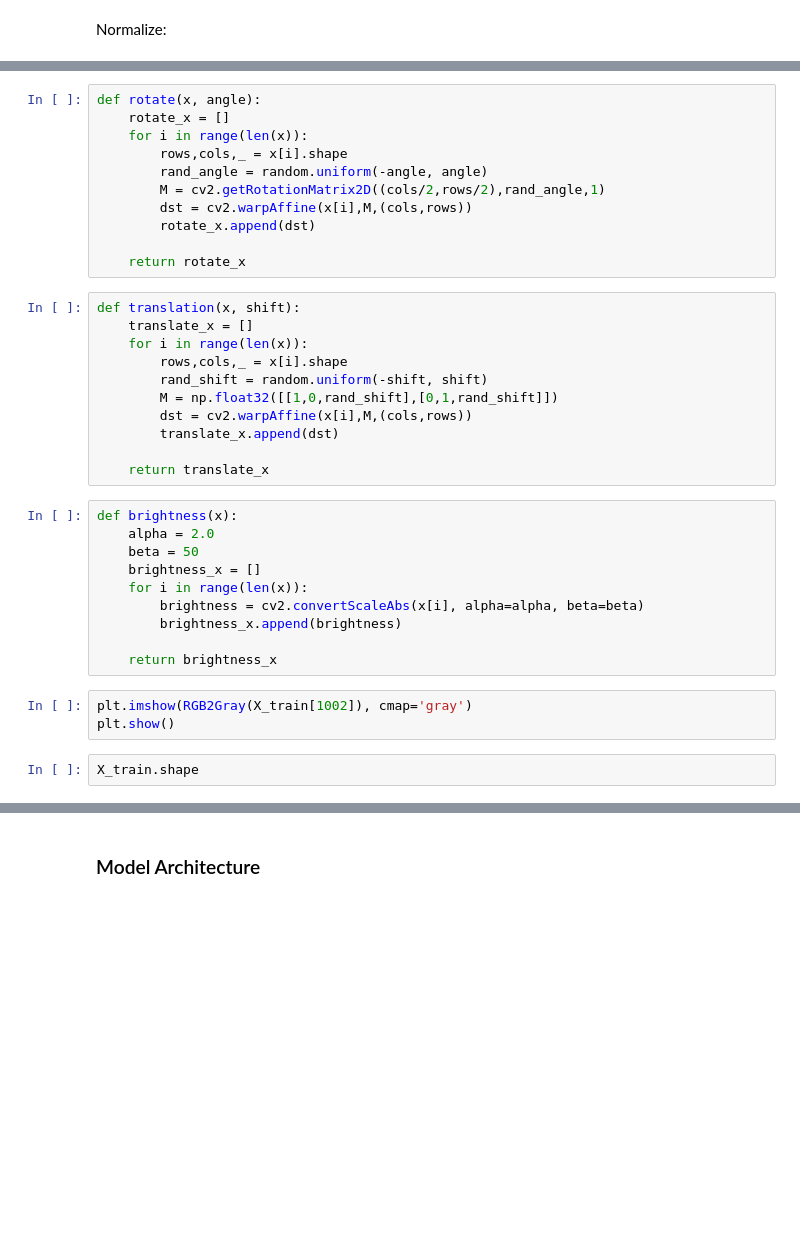
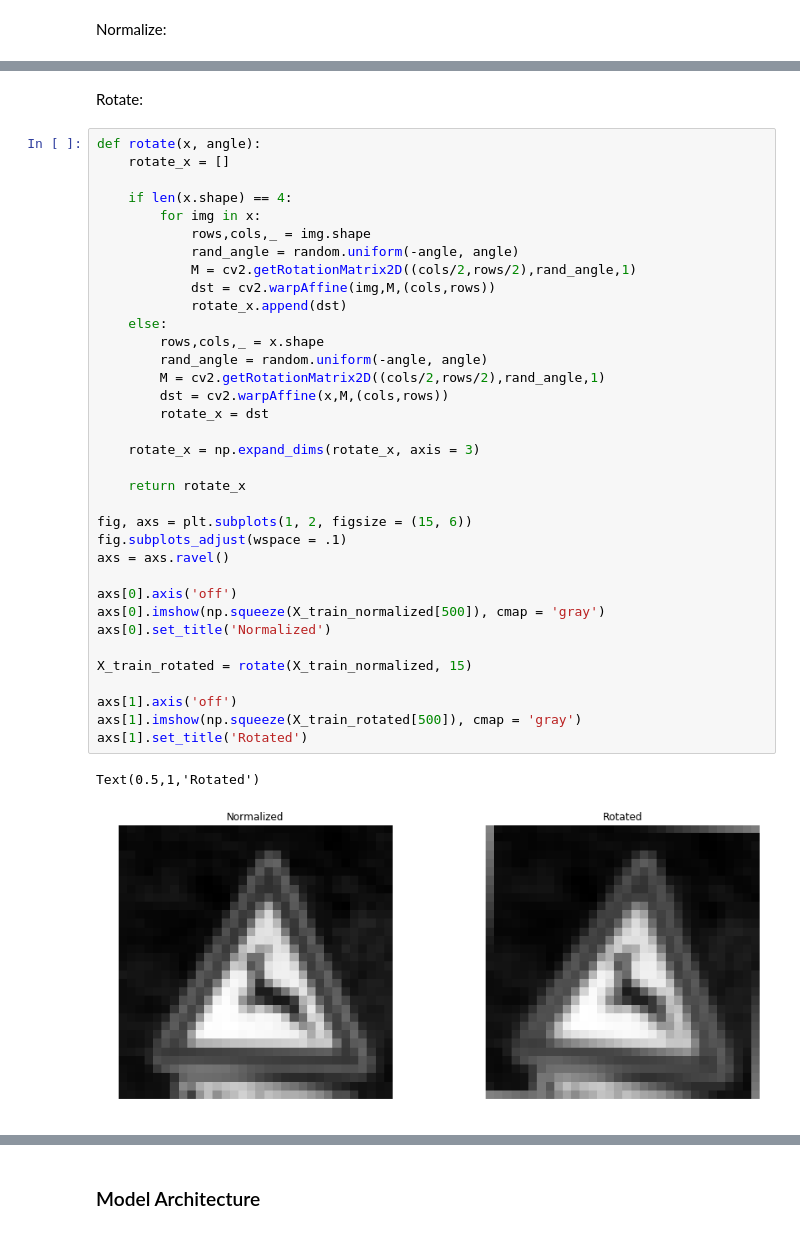
Before and after one commit to PedroHRPBS/CarND-Traffic-Sign-Classifier-Project, a Jupyter notebook: Traffic_Sign_Classifier.ipynb, the cells around one changed output, grey strips where cells are left out. Saved outputs shown, nothing was run; the diff lists cells and outputs as text; blank space fills up the shorter version.

```diff
--- a/Traffic_Sign_Classifier.ipynb
+++ b/Traffic_Sign_Classifier.ipynb
@@ -209,37 +210,40 @@ print(np.mean(X_train_normalized)
-# %%
-def rotate(x, angle):
-    rotate_x = []
-    for i in range(len(x)):
-        rows,cols,_ = x[i].shape
-        rand_angle = random.uniform(-angle, angle)
-        M = cv2.getRotationMatrix2D((cols/2,rows/2),rand_angle,1)
-        dst = cv2.warpAffine(x[i],M,(cols,rows))
-        rotate_x.append(dst)
-
-    return rotate_x
-# %%
-def translation(x, shift):
-    translate_x = []
-    for i in range(len(x)):
-        rows,cols,_ = x[i].shape
-        rand_shift = random.uniform(-shift, shift)
-        M = np.float32([[1,0,rand_shift],[0,1,rand_shift]])
-        dst = cv2.warpAffine(x[i],M,(cols,rows))
-        translate_x.append(dst)
-
-    return translate_x
-# %%
-def brightness(x):
-    alpha = 2.0
-    beta = 50
-    brightness_x = []
-    for i in range(len(x)):
-        brightness = cv2.convertScaleAbs(x[i], alpha=alpha, beta=beta)
-        brightness_x.append(brightness)
-
-    return brightness_x
-# %%
-plt.imshow(RGB2Gray(X_train[1002]), cmap='gray')
-plt.show()
-# %%
-X_train.shape
+# %% [markdown]
+Rotate:
+# %%
+def rotate(x, angle):
+    rotate_x = []
+
+    if len(x.shape) == 4:
+        for img in x:
+            rows,cols,_ = img.shape
+            rand_angle = random.uniform(-angle, angle)
+            M = cv2.getRotationMatrix2D((cols/2,rows/2),rand_angle,1)
+            dst = cv2.warpAffine(img,M,(cols,rows))
+            rotate_x.append(dst)
+    else:
+        rows,cols,_ = x.shape
+        rand_angle = random.uniform(-angle, angle)
+        M = cv2.getRotationMatrix2D((cols/2,rows/2),rand_angle,1)
+        dst = cv2.warpAffine(x,M,(cols,rows))
+        rotate_x = dst
+
+    rotate_x = np.expand_dims(rotate_x, axis = 3)
+
+    return rotate_x
+
+fig, axs = plt.subplots(1, 2, figsize = (15, 6))
+fig.subplots_adjust(wspace = .1)
+axs = axs.ravel()
+
+axs[0].axis('off')
+axs[0].imshow(np.squeeze(X_train_normalized[500]), cmap = 'gray')
+axs[0].set_title('Normalized')
+
+X_train_rotated = rotate(X_train_normalized, 15)
+
+axs[1].axis('off')
+axs[1].imshow(np.squeeze(X_train_rotated[500]), cmap = 'gray')
+axs[1].set_title('Rotated')
+# %% [output]
+Text(0.5,1,'Rotated')
+[figure, added]
```
Also changed, not shown: parts of 16 cells of this notebook.
